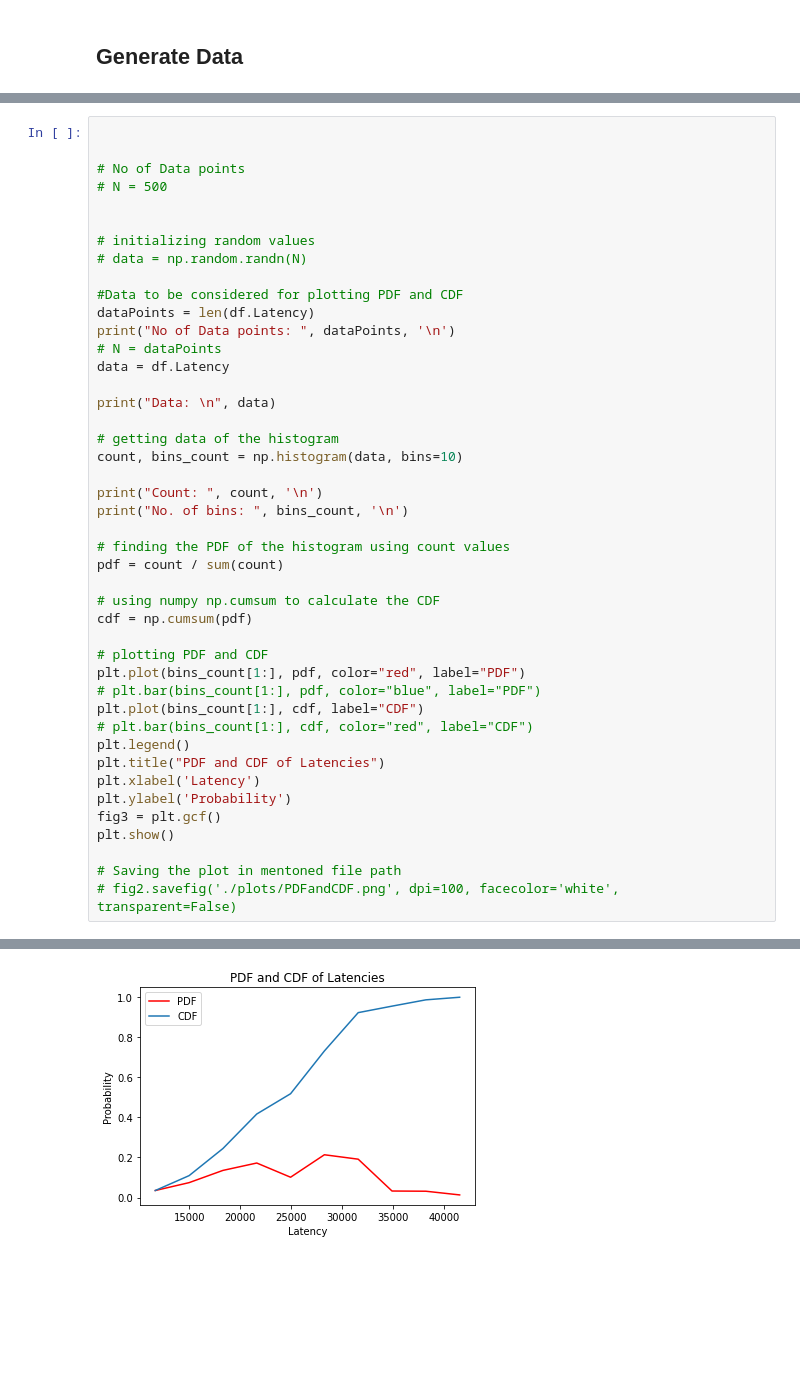
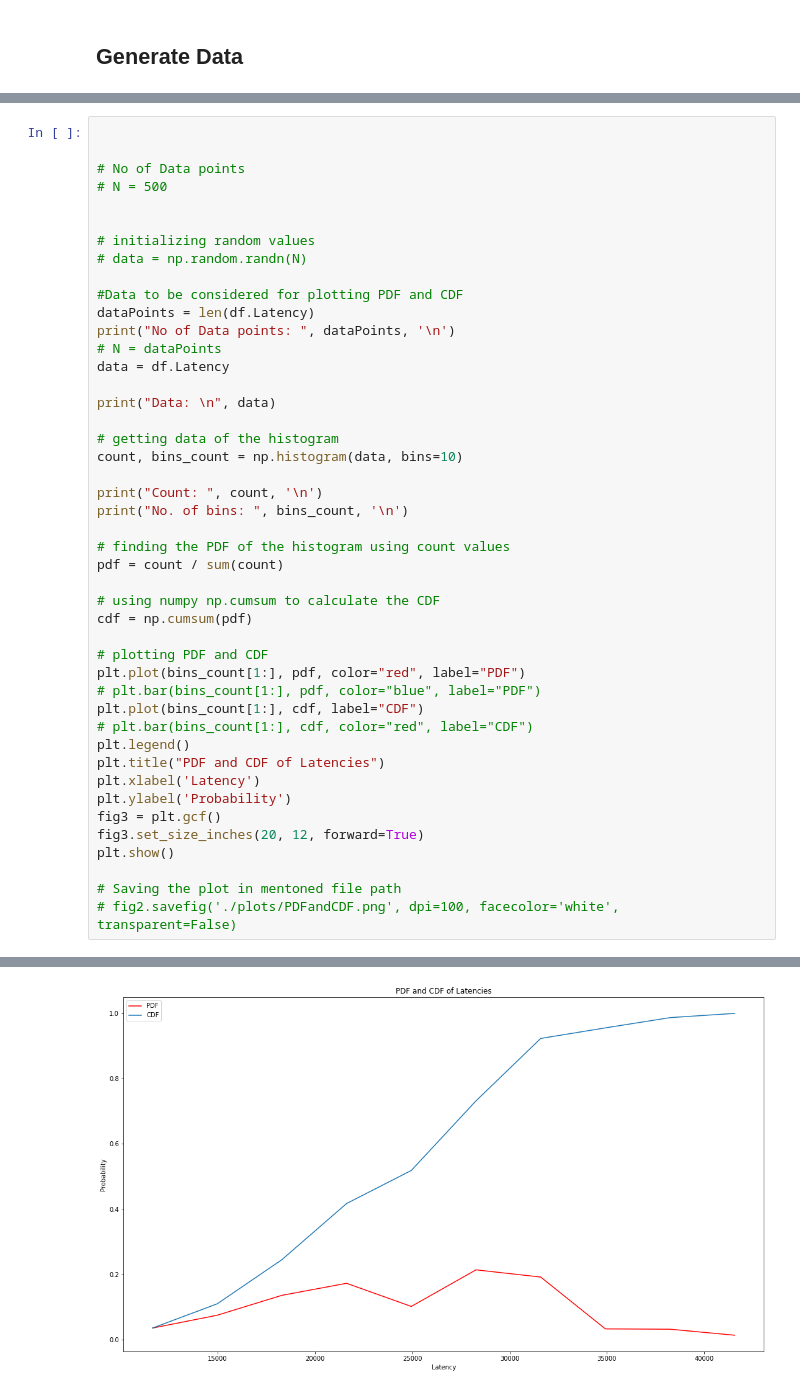
Before and after one commit to Niladri45/github2, a Jupyter notebook: ModelEndToEndSockperf.ipynb, the cells around one changed output, grey strips where cells are left out. Drawn from its saved outputs; the diff is of its cells as text; blank space fills up the shorter version.

Commit message:
plots and legends v1.1

```diff
--- a/ModelEndToEndSockperf.ipynb
+++ b/ModelEndToEndSockperf.ipynb
@@ -106,31 +110,32 @@ plt.plot(bins_count[1:], cdf, label="CDF")
 # plt.bar(bins_count[1:], cdf, color="red", label="CDF")
 plt.legend()
 plt.title("PDF and CDF of Latencies")
 plt.xlabel('Latency')
 plt.ylabel('Probability')
 fig3 = plt.gcf()
+fig3.set_size_inches(20, 12, forward=True)
 plt.show()
 
 # Saving the plot in mentoned file path
 # fig2.savefig('./plots/PDFandCDF.png', dpi=100, facecolor='white', transparent=False)
 # %% [output]
 No of Data points:  11007
 
 Data:
  0        20073.351
 1        20048.367
 2        20023.378
 3        19998.388
 4        19973.398
            ...
 11002    21893.321
 11003    21868.340
 11004    21843.345
 11005    21818.418
 11006    21793.431
 Name: Latency, Length: 11007, dtype: float64
 Count:  [ 385  818 1490 1896 1115 2350 2107  357  346  143]
 
 No. of bins:  [ 8329.213 11653.213 14977.213 18301.213 21625.213 24949.213 28273.213
  31597.213 34921.213 38245.213 41569.213]
-[figure, old version]
+[figure, new version]
```
Also changed, not shown: parts of 7 cells of this notebook.
